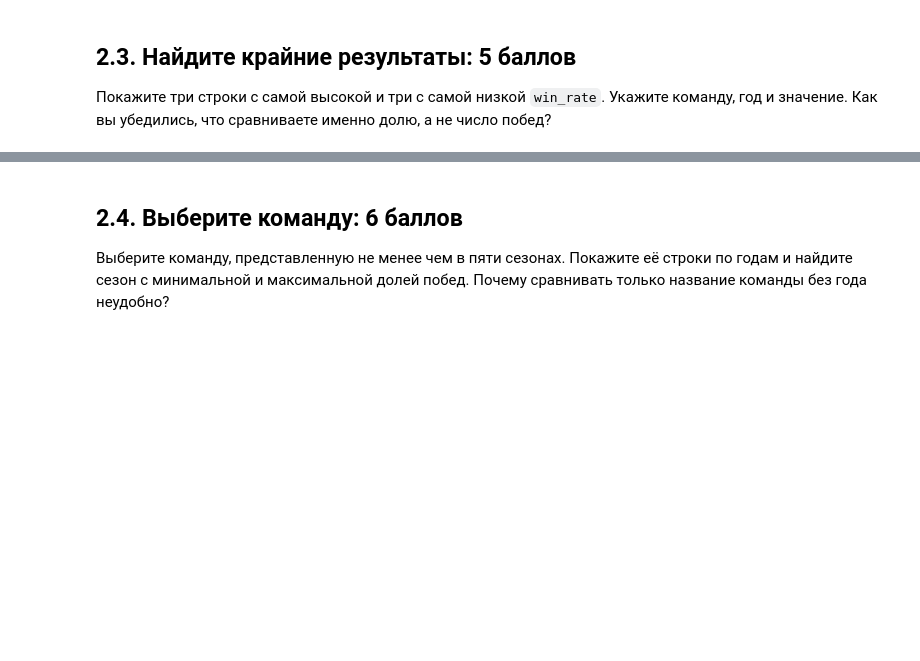
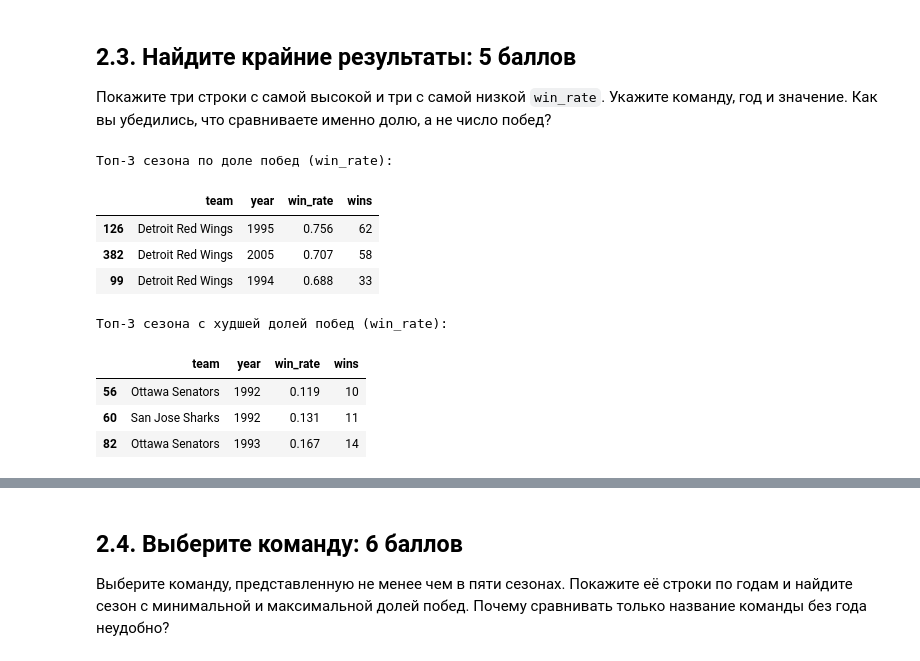
Before and after one commit to Va-win/Astra_Test, a Jupyter notebook: Отборочное_задание_1ый_курс_ИИ_FIN1.ipynb, the cells around one changed output, grey strips where cells are left out. Cells and saved outputs as stored; diff of their text form; code cells hidden in the pictures; blank space fills up the shorter version.

```diff
--- a/Отборочное_задание_1ый_курс_ИИ_FIN1.ipynb
+++ b/Отборочное_задание_1ый_курс_ИИ_FIN1.ipynb
@@ -255,6 +305,26 @@ _Ваш ответ с подтверждениями из собственной
 # %%
 # 2.3. Ваш код
 # Добавьте ячейки при необходимости.
+# Три команды с самой высокой долей побед
+top_3_wr = df.nlargest(3, 'win_rate')[['team', 'year', 'win_rate', 'wins']]
+print("Топ-3 сезона по доле побед (win_rate):")
+display(top_3_wr)
+
+# Три команды с самой низкой долей побед
+bottom_3_wr = df.nsmallest(3, 'win_rate')[['team', 'year', 'win_rate', 'wins']]
+print("Топ-3 сезона с худшей долей побед (win_rate):")
+display(bottom_3_wr)
+# %% [output]
+Топ-3 сезона по доле побед (win_rate):
+|  | team | year | win_rate | wins |
+| 126 | Detroit Red Wings | 1995 | 0.756 | 62 |
+| 382 | Detroit Red Wings | 2005 | 0.707 | 58 |
+| 99 | Detroit Red Wings | 1994 | 0.688 | 33 |
+Топ-3 сезона с худшей долей побед (win_rate):
+|  | team | year | win_rate | wins |
+| 56 | Ottawa Senators | 1992 | 0.119 | 10 |
+| 60 | San Jose Sharks | 1992 | 0.131 | 11 |
+| 82 | Ottawa Senators | 1993 | 0.167 | 14 |
 # %% [markdown]
 **Ответ 2.3:**
 
```
Also changed, not shown: parts of 7 cells of this notebook.
